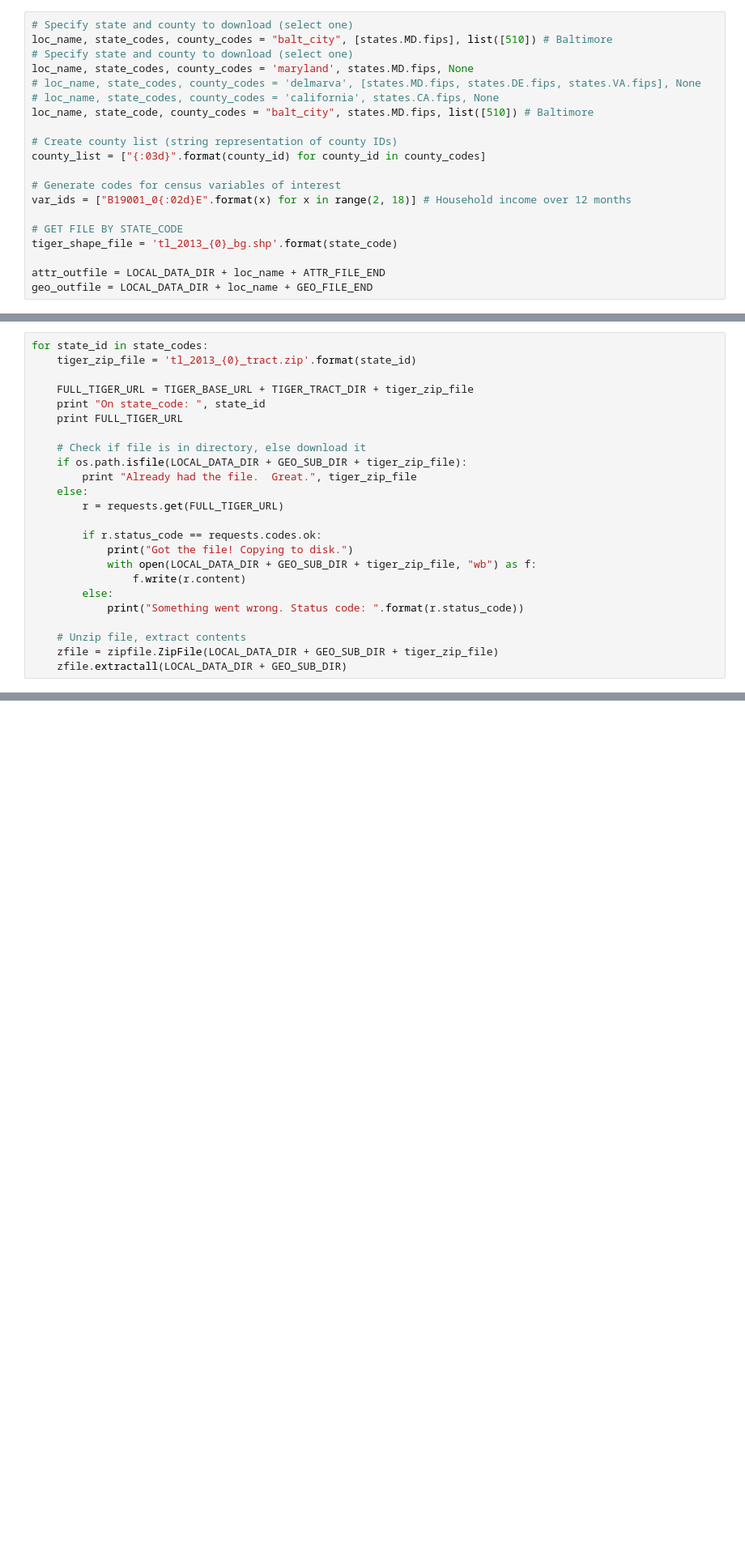
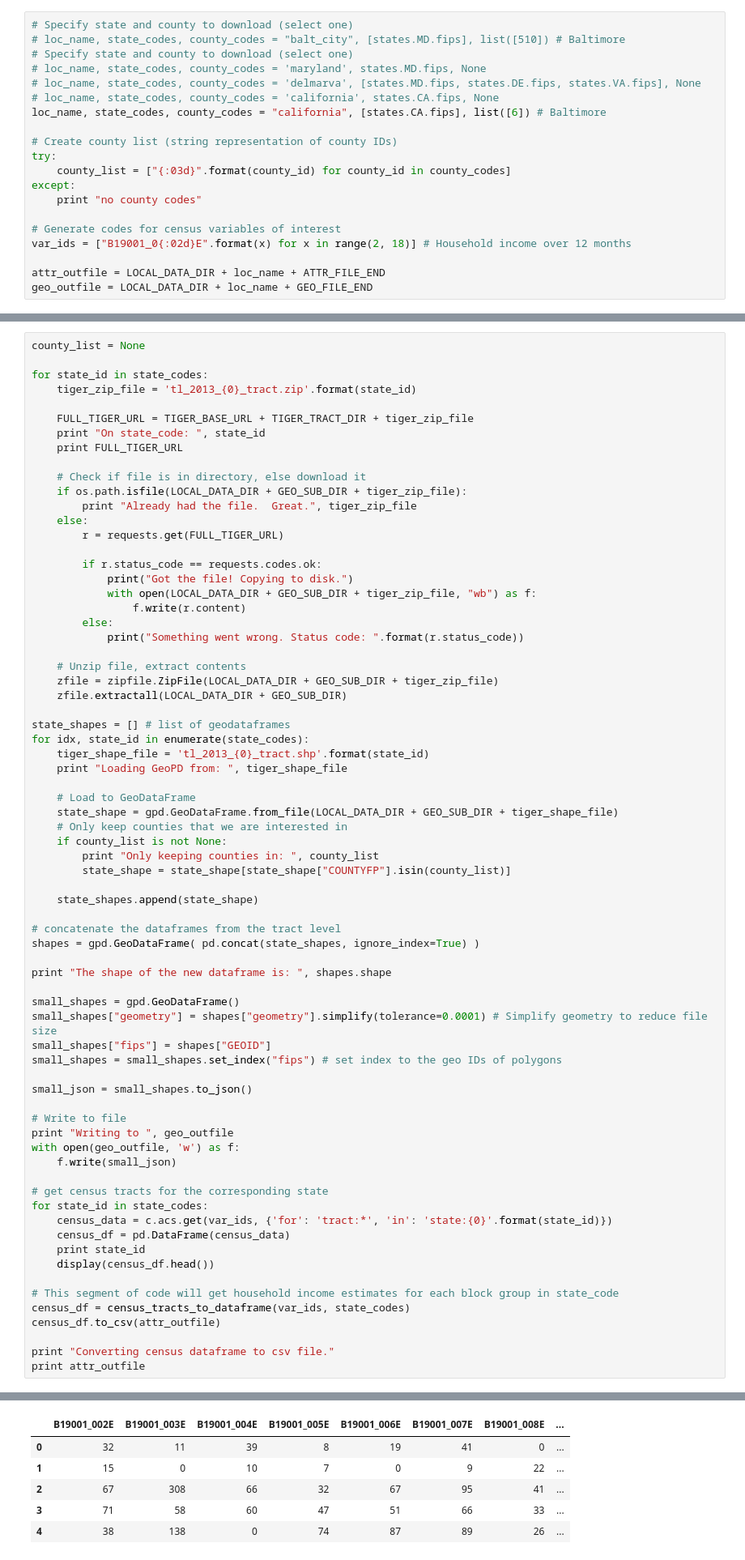
Before and after one commit to adam2392/baltimoremaps, a Jupyter notebook: Data Setup.ipynb, the cells around one changed output, grey strips where cells are left out. Shown at 81% size. Cells and saved outputs as stored; diff of their text form; blank space fills up the shorter version.

```diff
--- a/Data Setup.ipynb
+++ b/Data Setup.ipynb
@@ -154,22 +154,22 @@ GEO_FILE_END = '_geo_data.json'
 # Parameter Settings for Which states, counties
 # %%
 # Specify state and county to download (select one)
-loc_name, state_codes, county_codes = "balt_city", [states.MD.fips], list([510]) # Baltimore
+# loc_name, state_codes, county_codes = "balt_city", [states.MD.fips], list([510]) # Baltimore
 # Specify state and county to download (select one)
-loc_name, state_codes, county_codes = 'maryland', states.MD.fips, None
+# loc_name, state_codes, county_codes = 'maryland', states.MD.fips, None
 # loc_name, state_codes, county_codes = 'delmarva', [states.MD.fips, states.DE.fips, states.VA.fips], None
 # loc_name, state_codes, county_codes = 'california', states.CA.fips, None
-loc_name, state_code, county_codes = "balt_city", states.MD.fips, list([510]) # Baltimore
+loc_name, state_codes, county_codes = "california", [states.CA.fips], list([6]) # Baltimore
 
 # Create county list (string representation of county IDs)
-county_list = ["{:03d}".format(county_id) for county_id in county_codes]
+try:
+    county_list = ["{:03d}".format(county_id) for county_id in county_codes]
+except:
+    print "no county codes"
 
 # Generate codes for census variables of interest
 var_ids = ["B19001_0{:02d}E".format(x) for x in range(2, 18)] # Household income over 12 months
 
-# GET FILE BY STATE_CODE
-tiger_shape_file = 'tl_2013_{0}_bg.shp'.format(state_code)
-
 attr_outfile = LOCAL_DATA_DIR + loc_name + ATTR_FILE_END
 geo_outfile = LOCAL_DATA_DIR + loc_name + GEO_FILE_END
 # %%
@@ -313,6 +314,8 @@ Converting census dataframe to csv file.
 
 Use this code to get information at the tract level
 # %%
+county_list = None
+
 for state_id in state_codes:
     tiger_zip_file = 'tl_2013_{0}_tract.zip'.format(state_id)
 
@@ -336,4 +339,49 @@ for state_id in state_codes:
     # Unzip file, extract contents
     zfile = zipfile.ZipFile(LOCAL_DATA_DIR + GEO_SUB_DIR + tiger_zip_file)
     zfile.extractall(LOCAL_DATA_DIR + GEO_SUB_DIR)
+
+state_shapes = [] # list of geodataframes
+for idx, state_id in enumerate(state_codes):
+    tiger_shape_file = 'tl_2013_{0}_tract.shp'.format(state_id)
+    print "Loading GeoPD from: ", tiger_shape_file
+
+    # Load to GeoDataFrame
+    state_shape = gpd.GeoDataFrame.from_file(LOCAL_DATA_DIR + GEO_SUB_DIR + tiger_shape_file)
+    # Only keep counties that we are interested in
+    if county_list is not None:
+        print "Only keeping counties in: ", county_list
+        state_shape = state_shape[state_shape["COUNTYFP"].isin(county_list)]
+
+    state_shapes.append(state_shape)
+
+# concatenate the dataframes from the tract level
+shapes = gpd.GeoDataFrame( pd.concat(state_shapes, ignore_index=True) )
+
+print "The shape of the new dataframe is: ", shapes.shape
+
+small_shapes = gpd.GeoDataFrame()
+small_shapes["geometry"] = shapes["geometry"].simplify(tolerance=0.0001) # Simplify geometry to reduce file size
+small_shapes["fips"] = shapes["GEOID"]
+small_shapes = small_shapes.set_index("fips") # set index to the geo IDs of polygons
+
+small_json = small_shapes.to_json()
+
+# Write to file
+print "Writing to ", geo_outfile
+with open(geo_outfile, 'w') as f:
+    f.write(small_json)
+
+# get census tracts for the corresponding state
+for state_id in state_codes:
+    census_data = c.acs.get(var_ids, {'for': 'tract:*', 'in': 'state:{0}'.format(state_id)})
+    census_df = pd.DataFrame(census_data)
+    print state_id
+    display(census_df.head())
+
+# This segment of code will get household income estimates for each block group in state_code
+census_df = census_tracts_to_dataframe(var_ids, state_codes)
+census_df.to_csv(attr_outfile)
+
+print "Converting census dataframe to csv file."
+print attr_outfile
 # %% [output]
@@ -342,0 +395,6 @@ Already had the file.  Great. tl_2013_24_tract.zip
+|  | B19001_002E | B19001_003E | B19001_004E | B19001_005E | B19001_006E | B19001_007E | B19001_008E | ... |
+| 0 | 32 | 11 | 39 | 8 | 19 | 41 | 0 | ... |
+| 1 | 15 | 0 | 10 | 7 | 0 | 9 | 22 | ... |
+| 2 | 67 | 308 | 66 | 32 | 67 | 95 | 41 | ... |
+| 3 | 71 | 58 | 60 | 47 | 51 | 66 | 33 | ... |
+| 4 | 38 | 138 | 0 | 74 | 87 | 89 | 26 | ... |
```
Also changed, not shown: parts of 12 cells of this notebook, 4 other files.
